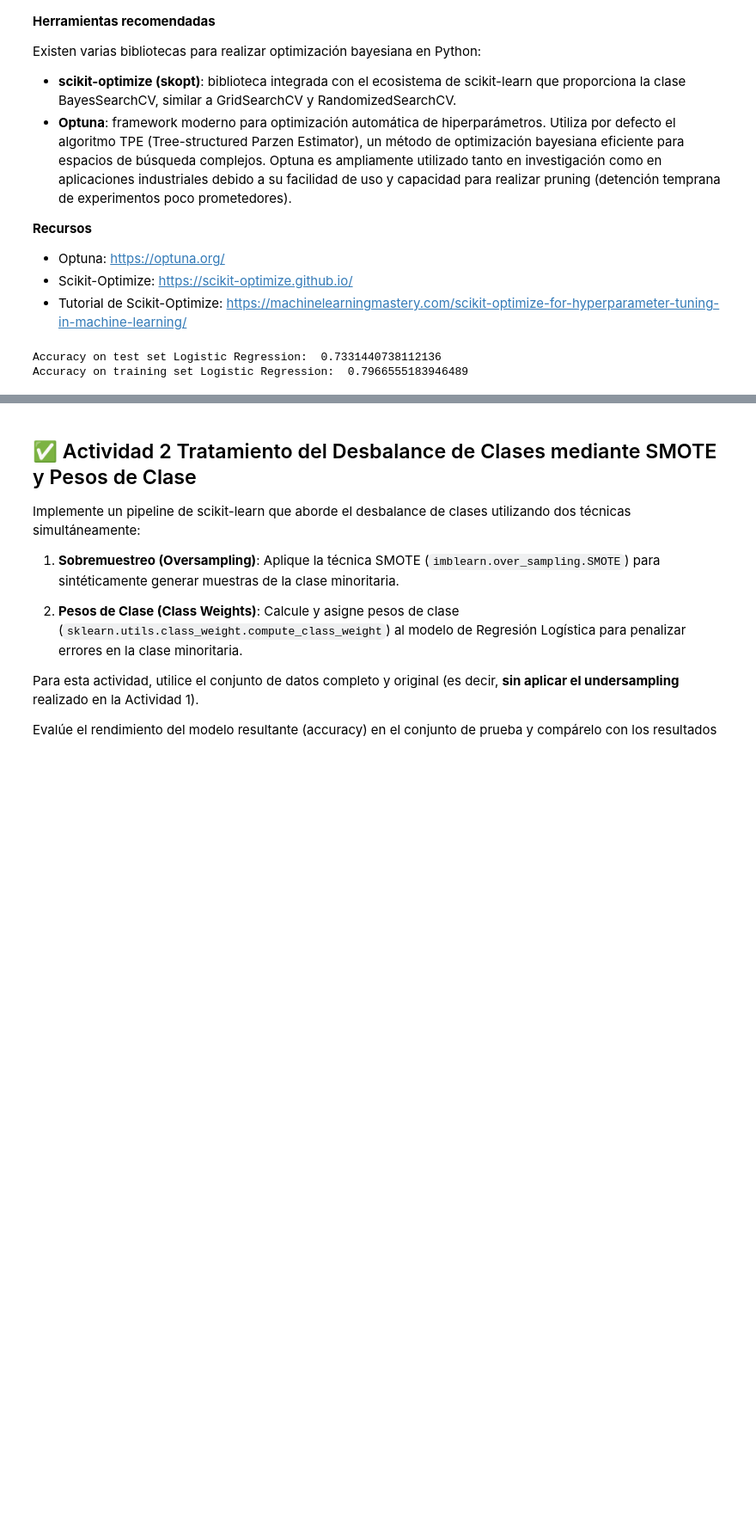
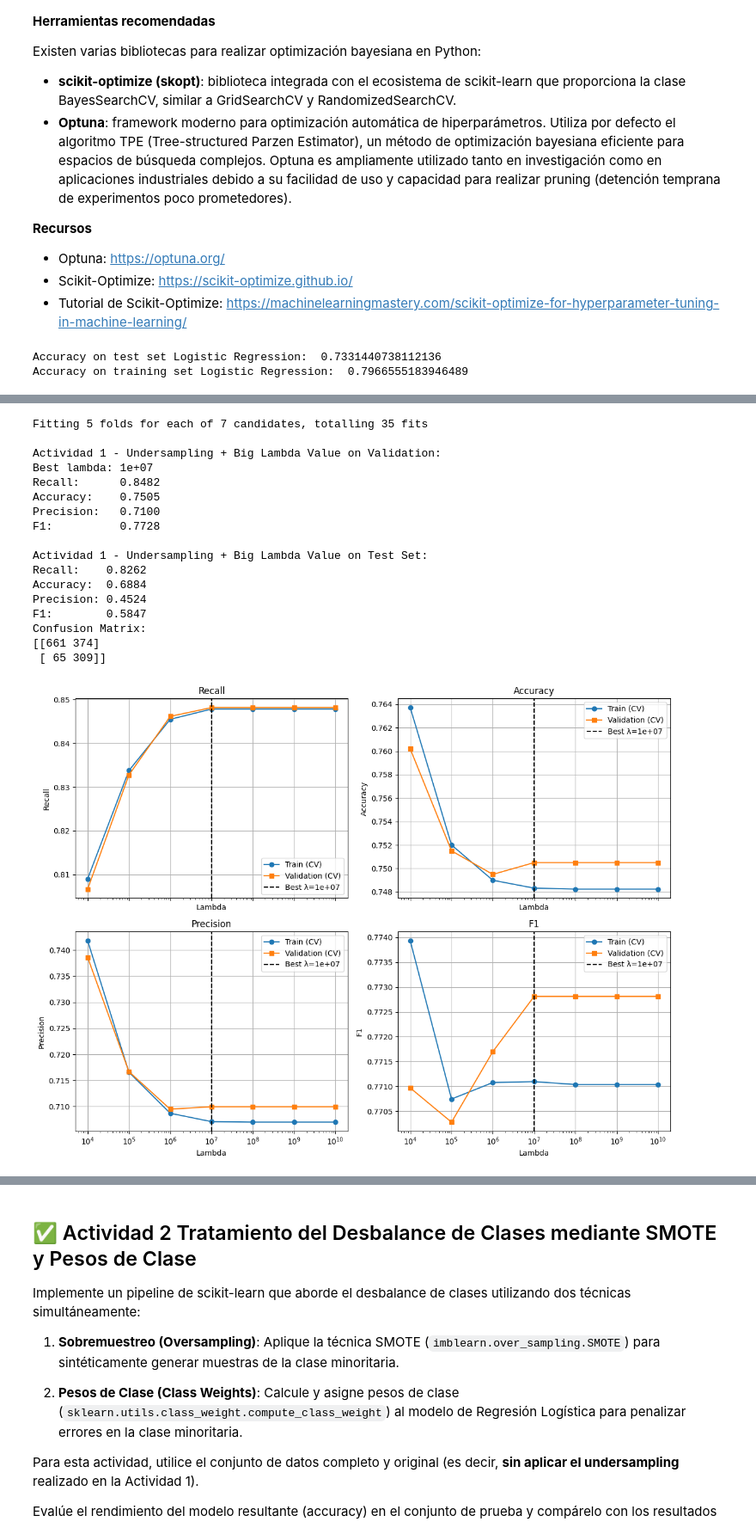
Before and after one commit to NicoCarrion02/machine-learning-1139, a Jupyter notebook: lab2_classification_logistic/Planteamiento_Clasificación_Churn_Telecomunicaciones_Logistic_Regression.ipynb, the cells around one changed output, grey strips where cells are left out. Shown at 86% size. Saved outputs shown, nothing was run; the diff lists cells and outputs as text; code cells hidden in the pictures; blank space fills up the shorter version.

```diff
--- a/lab2_classification_logistic/Planteamiento_Clasificación_Churn_Telecomunicaciones_Logistic_Regression.ipynb
+++ b/lab2_classification_logistic/Planteamiento_Clasificación_Churn_Telecomunicaciones_Logistic_Regression.ipynb
@@ -361,0 +492,43 @@ Accuracy on training set Logistic Regression:  0.7966555183946489
+# %%
+# Volvemos a probar con valores de lambda más grandes
+
+lambda_values_2 = np.array([1e4, 1e5, 1e6, 1e7, 1e8, 1e9, 1e10])
+
+param_grid_2 = {
+    'logistic_regression__C': 1 / lambda_values_2
+}
+
+best_model_a1_2, cv_results_a1_2, metrics_dict_a1_2 = grid_search_evaluate(
+    model=model_logreg_cv,
+    param_grid=param_grid_2,
+    X_train=X_train_undersampled,
+    y_train=y_train_undersampled,
+    X_test=X_test,
+    y_test=y_test,
+    name="Actividad 1 - Undersampling + Big Lambda Value",
+    cv=5,
+    refit='recall'
+)
+
+results['Actividad 1 - Undersampling + Big Lambda Value'] = metrics_dict_a1_2
+
+plot_cv_results(cv_results_a1_2)
+# %% [output]
+Fitting 5 folds for each of 7 candidates, totalling 35 fits
+
+Actividad 1 - Undersampling + Big Lambda Value on Validation:
+Best lambda: 1e+07
+Recall:      0.8482
+Accuracy:    0.7505
+Precision:   0.7100
+F1:          0.7728
+
+Actividad 1 - Undersampling + Big Lambda Value on Test Set:
+Recall:    0.8262
+Accuracy:  0.6884
+Precision: 0.4524
+F1:        0.5847
+Confusion Matrix:
+[[661 374]
+ [ 65 309]]
+[figure, added]
```
Also changed, not shown: parts of 14 cells of this notebook.
